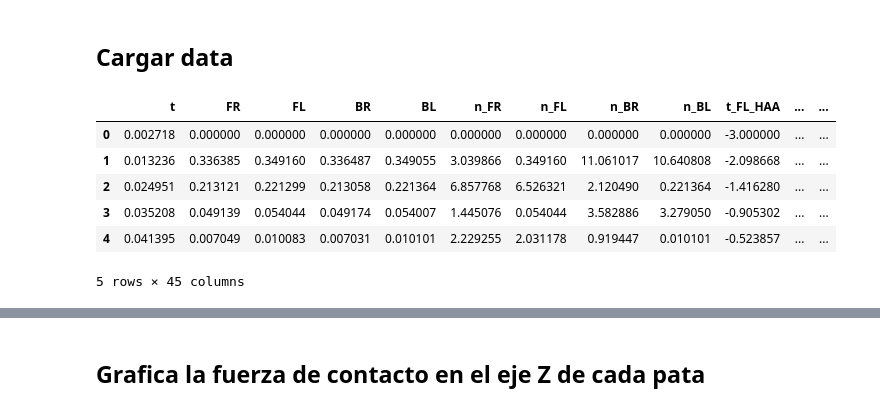
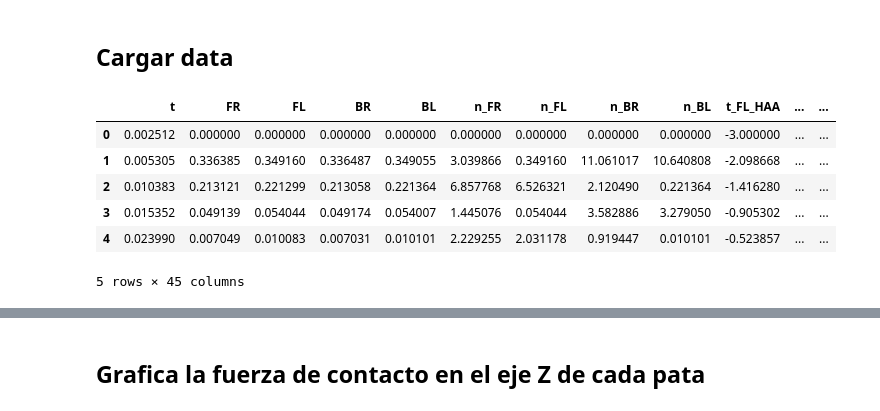
Before and after one commit to DPR00/rle_127, a Jupyter notebook: solo12-pybullet/solo_pybullet/graficar.ipynb, the cells around one changed output, grey strips where cells are left out. Cells and saved outputs as stored; diff of their text form; code cells hidden in the pictures.

```diff
--- a/solo12-pybullet/solo_pybullet/graficar.ipynb
+++ b/solo12-pybullet/solo_pybullet/graficar.ipynb
@@ -7,20 +7,20 @@ import pandas as pd
 # %% [markdown]
 ## Cargar data
 # %%
-filename= "/home/diegopalma/Documents/rle_127/solo12-pybullet/telemetria/data_prueba.csv"
+filename= "/home/diegopalma/Documents/rle_127/solo12-pybullet/telemetria/data_csimple.csv"
 data = pd.read_csv(filename)
 data[["FR"]] = data[["FR"]].abs()
 data[["FL"]] = data[["FL"]].abs()
 data[["BR"]] = data[["BR"]].abs()
 data[["BL"]] = data[["BL"]].abs()
 data.head(5)
 # %% [output]
 |  | t | FR | FL | BR | BL | n_FR | n_FL | n_BR | n_BL | t_FL_HAA | ... | ... |
-| 0 | 0.002718 | 0.000000 | 0.000000 | 0.000000 | 0.000000 | 0.000000 | 0.000000 | 0.000000 | 0.000000 | -3.000000 | ... | ... |
-| 1 | 0.013236 | 0.336385 | 0.349160 | 0.336487 | 0.349055 | 3.039866 | 0.349160 | 11.061017 | 10.640808 | -2.098668 | ... | ... |
-| 2 | 0.024951 | 0.213121 | 0.221299 | 0.213058 | 0.221364 | 6.857768 | 6.526321 | 2.120490 | 0.221364 | -1.416280 | ... | ... |
-| 3 | 0.035208 | 0.049139 | 0.054044 | 0.049174 | 0.054007 | 1.445076 | 0.054044 | 3.582886 | 3.279050 | -0.905302 | ... | ... |
-| 4 | 0.041395 | 0.007049 | 0.010083 | 0.007031 | 0.010101 | 2.229255 | 2.031178 | 0.919447 | 0.010101 | -0.523857 | ... | ... |
+| 0 | 0.002512 | 0.000000 | 0.000000 | 0.000000 | 0.000000 | 0.000000 | 0.000000 | 0.000000 | 0.000000 | -3.000000 | ... | ... |
+| 1 | 0.005305 | 0.336385 | 0.349160 | 0.336487 | 0.349055 | 3.039866 | 0.349160 | 11.061017 | 10.640808 | -2.098668 | ... | ... |
+| 2 | 0.010383 | 0.213121 | 0.221299 | 0.213058 | 0.221364 | 6.857768 | 6.526321 | 2.120490 | 0.221364 | -1.416280 | ... | ... |
+| 3 | 0.015352 | 0.049139 | 0.054044 | 0.049174 | 0.054007 | 1.445076 | 0.054044 | 3.582886 | 3.279050 | -0.905302 | ... | ... |
+| 4 | 0.023990 | 0.007049 | 0.010083 | 0.007031 | 0.010101 | 2.229255 | 2.031178 | 0.919447 | 0.010101 | -0.523857 | ... | ... |
 5 rows × 45 columns
 # %%
 fig, axs = plt.subplots(2, 2, figsize=(10,10))
```
Also changed, not shown: parts of 3 cells of this notebook, 8 other files.
